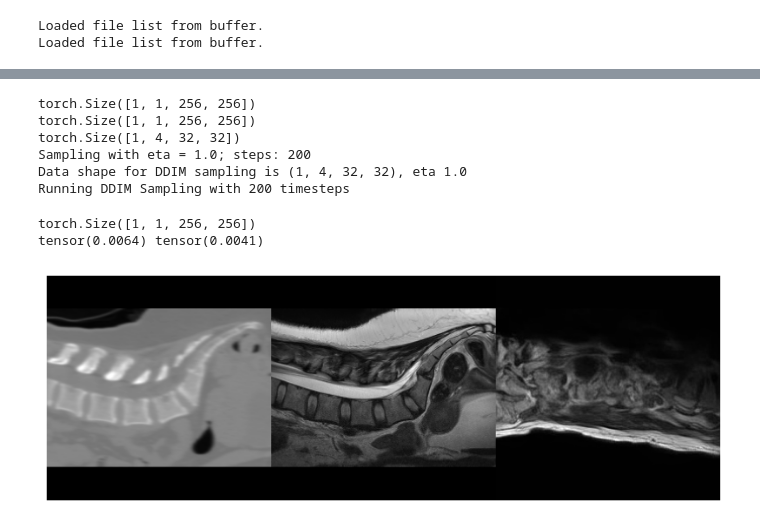
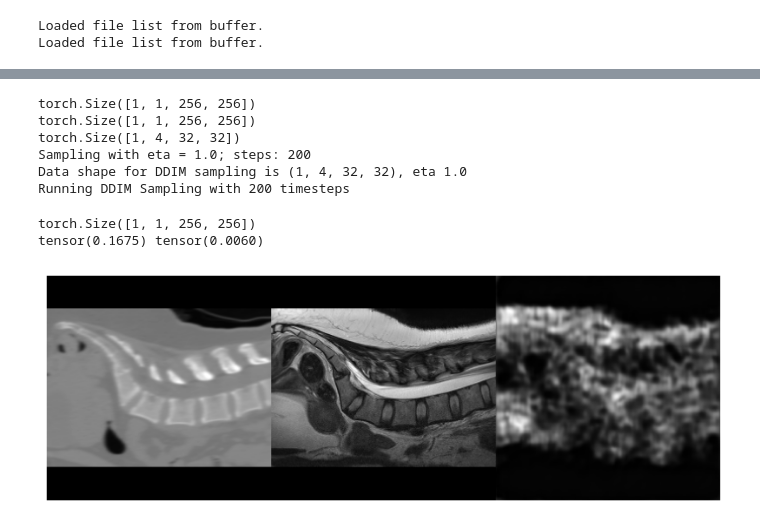
Before and after one commit to robert-graf/Conditional_Latent_Diffusion, a Jupyter notebook: inference_image2image.ipynb, the cells around one changed output, grey strips where cells are left out. Saved outputs shown, nothing was run; the diff lists cells and outputs as text; code cells hidden in the pictures.

```diff
--- a/inference_image2image.ipynb
+++ b/inference_image2image.ipynb
@@ -22,10 +33,10 @@ nii.rescale_((1,1,1)).reorient_(('R', 'I', 'P'))
 shp=(47, 279, 180); ori=('R', 'I', 'P'), zoom=(1.0, 1.0, 1.0), seg=False
 # %%
 
-path_conf = ("/media/data/robert/code/latent-diffusion/logs/2024-10-02T10-21-32_T2w_2_ct_32x32/T2w_2_ct_32x32.yaml")
+path_conf = "/media/data/robert/code/latent-diffusion/logs/2024-10-18T11-14-01_T2w_2_ct_32x32_degen_learn_enc/configs/config.yaml"
 config = OmegaConf.load(path_conf)
 model_d, step = load_model_from_config(
     config,
-    "/media/data/robert/code/latent-diffusion/logs/2024-10-02T10-21-32_T2w_2_ct_32x32/checkpoints/epoch=000004.ckpt",
+    "/media/data/robert/code/latent-diffusion/logs/2024-10-18T11-14-01_T2w_2_ct_32x32_degen_learn_enc/checkpoints/epoch=000011.ckpt",
     )
 # %% [output]
@@ -199,21 +227,21 @@ tensor(0.) tensor(0.)
 # %%
 d = dataset[1484]
-inp ={"c_concat": d["image"].cuda().permute((2,0,1)).unsqueeze(0)*0-1}
+inp ={"c_concat": d["c_concat"].cuda().permute((2,0,1)).unsqueeze(0)}
 print(inp["c_concat"].shape)
 log =convsample_ddim(model_d["model"],inp,200)
 x_sample = model_d["model"].decode_first_stage(log[0])
 print(x_sample.shape)
 visualize_cond_img(d["image"].permute(2,0,1),d["c_concat"].permute(2,0,1),x_sample.cpu().reshape(x_sample.shape[-2:]))
 # %% [output]
 torch.Size([1, 1, 256, 256])
 torch.Size([1, 1, 256, 256])
 torch.Size([1, 4, 32, 32])
 Sampling with eta = 1.0; steps: 200
 Data shape for DDIM sampling is (1, 4, 32, 32), eta 1.0
 Running DDIM Sampling with 200 timesteps
 torch.Size([1, 1, 256, 256])
-tensor(0.0064) tensor(0.0041)
+tensor(0.1675) tensor(0.0060)
-[figure, old version]
+[figure, new version]
 # %%
 from ldm.data.T2w_2_CT import ImageSRValidation,ImageSRTrain
 dataset = ImageSRValidation(size=256,image_dropout= 0.1,vflip= False,hflip= False,dflip=False, rotation= 0,noise_factor=0.1,blur= 0.0,gauss = 1.0,noise=0)
```
Also changed, not shown: parts of 9 cells of this notebook, 14 other files.
